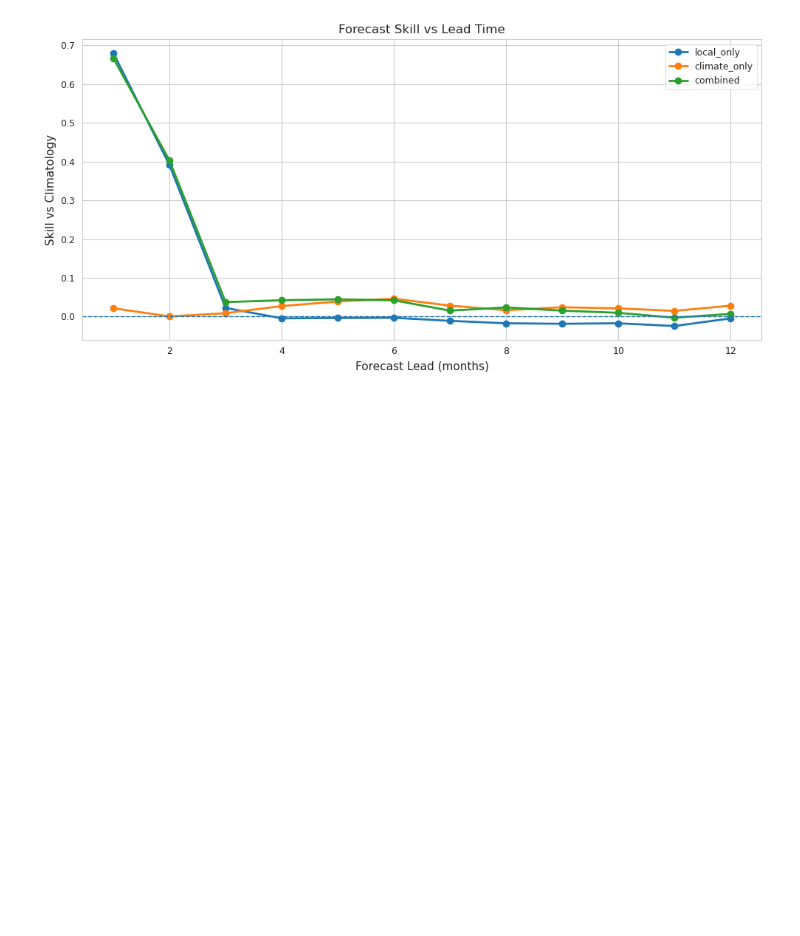
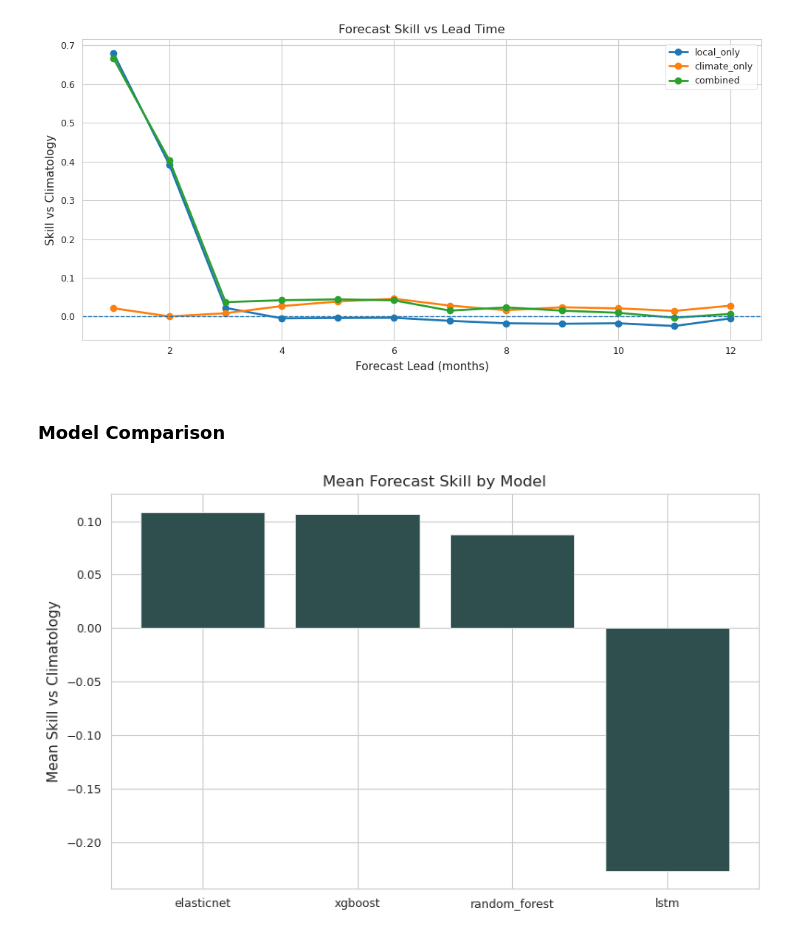
Before and after one commit to sgosmyt2/patagonia-energy-drought, a Jupyter notebook: notebooks/synthesis_visualisation.ipynb, the cells around one changed output. Cells and saved outputs as stored; diff of their text form; code cells hidden in the pictures; blank space fills up the shorter version.

```diff
--- a/notebooks/synthesis_visualisation.ipynb
+++ b/notebooks/synthesis_visualisation.ipynb
@@ -1409,3 +1410,29 @@ plt.tight_layout()
 plt.show()
 # %% [output]
 [figure]
+# %% [markdown]
+### Model Comparison
+# %%
+model_compare = (
+    df_skills[
+        (df_skills["target"] == "whdi_3") & (df_skills["feature_group"] == "combined")
+    ]
+    .groupby("model")["skill_vs_clim"]
+    .mean()
+    .sort_values(ascending=False)
+)
+
+fig, ax = plt.subplots(figsize=(8, 5))
+
+ax.bar(
+    model_compare.index,
+    model_compare.values,
+    color="darkslategrey",
+)
+ax.set_title("Mean Forecast Skill by Model")
+ax.set_ylabel("Mean Skill vs Climatology")
+
+plt.tight_layout()
+plt.show()
+# %% [output]
+[figure, added]
```
Also changed, not shown: parts of 2 cells of this notebook.
